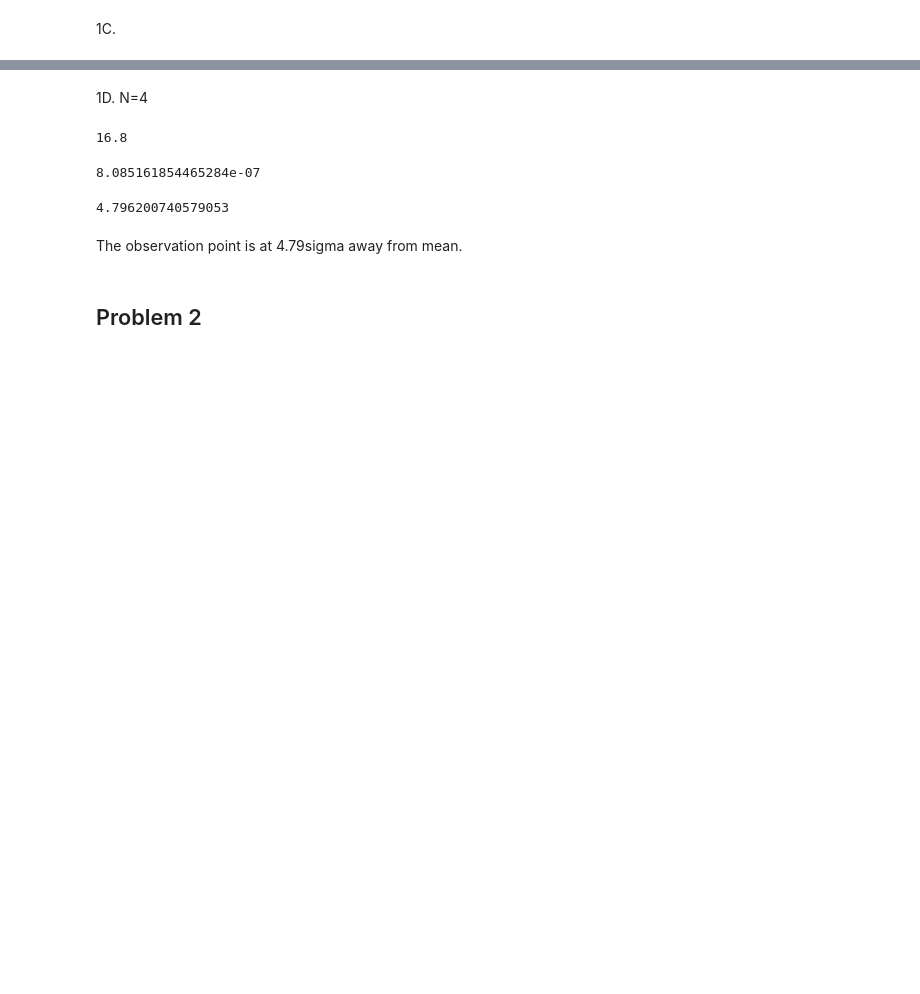
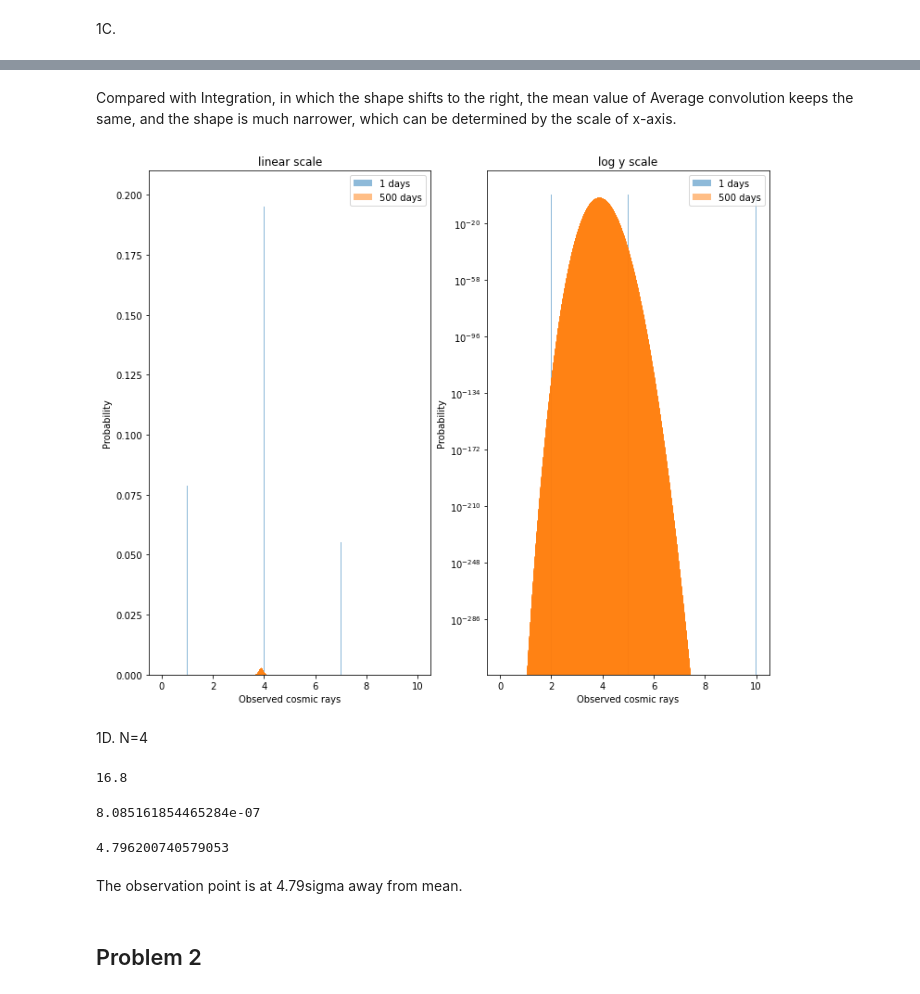
Before and after one commit to Noam-91/Advanced-Data-Analysis-Techniques-for-Large-Datasets, a Jupyter notebook: Lab#2.ipynb, the cells around one changed output, grey strips where cells are left out. Saved outputs shown, nothing was run; the diff lists cells and outputs as text; code cells hidden in the pictures; blank space fills up the shorter version.

```diff
--- a/Lab#2.ipynb
+++ b/Lab#2.ipynb
@@ -84,3 +83,21 @@ ax[1].set_yscale('log')
+# %% [markdown]
+Compared with Integration, in which the shape shifts to the right, the mean value of Average convolution keeps the same, and the shape is much narrower, which can be determined by the scale of x-axis.
+# %%
+conv_xrange, conv_pdf = _conv(xrange,1,stats.poisson.pmf(k=xrange,mu=X,loc=0),[1,500])
+plt.rcParams["figure.figsize"] = (12,10)
+fig, ax = plt.subplots(1, 2)
+for i,day in enumerate([1,500]):
+    ax[0].bar(conv_xrange[i],conv_pdf[i],label = '%s days' %day,alpha=.5,width=0.01)
+    ax[1].bar(conv_xrange[i],conv_pdf[i],label = '%s days' %day,alpha=.5,width=0.01)
+ax[0].set_title('linear scale')
+ax[1].set_title('log y scale')
+ax[0].legend()
+ax[1].legend()
+ax[1].set_yscale('log')
+plt.setp(ax, xlabel="Observed cosmic rays",ylabel="Probability")
+plt.show()
+# %% [output]
+[figure, added]
 # %% [markdown]
 1D. N=4
 # %%
```
Also changed, not shown: parts of 9 cells of this notebook.
